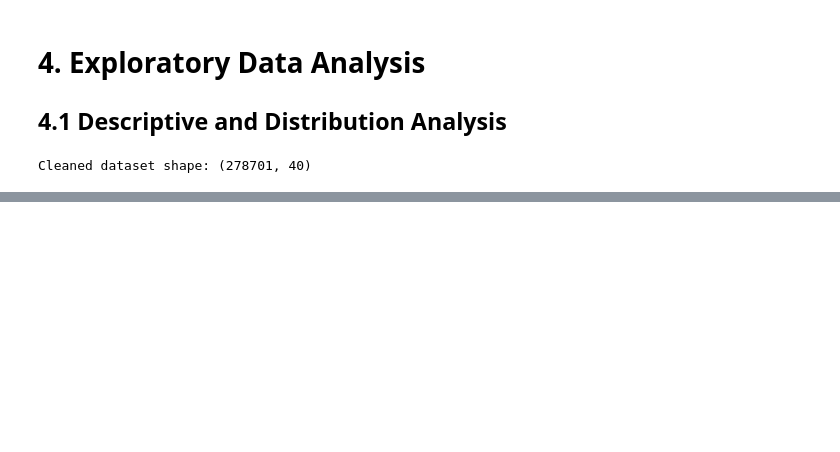
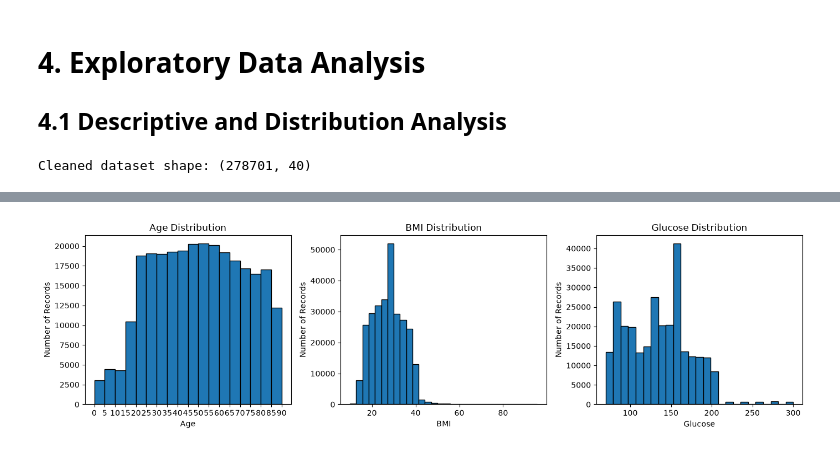
Before and after one commit to fatehbhular/Heart-Disease-Prediction-Model, a Jupyter notebook: notebooks/Task_4_1_Exploratory_Data_Analysis.ipynb, the cells around one changed output, grey strips where cells are left out. Saved outputs shown, nothing was run; the diff lists cells and outputs as text; code cells hidden in the pictures; blank space fills up the shorter version.

Commit message:
4.1  Descriptive and Distribution Analysis

```diff
--- a/notebooks/Task_4_1_Exploratory_Data_Analysis.ipynb
+++ b/notebooks/Task_4_1_Exploratory_Data_Analysis.ipynb
@@ -79,0 +68,40 @@ Name: heart_disease_target, dtype: float64
+# %%
+# Create clearer histograms for age, BMI and glucose
+fig, axes = plt.subplots(1, 3, figsize=(14, 4))
+
+# Plot age with wider 5-year bins
+age_bins = range(0, 95, 5)
+axes[0].hist(
+    df_clean["age"].dropna(),
+    bins=age_bins,
+    edgecolor="black"
+)
+axes[0].set_xlabel("Age")
+axes[0].set_ylabel("Number of Records")
+axes[0].set_title("Age Distribution")
+axes[0].set_xticks(age_bins)
+
+# Plot BMI
+axes[1].hist(
+    df_clean["bmi"].dropna(),
+    bins=30,
+    edgecolor="black"
+)
+axes[1].set_xlabel("BMI")
+axes[1].set_ylabel("Number of Records")
+axes[1].set_title("BMI Distribution")
+
+# Plot glucose
+axes[2].hist(
+    df_clean["glucose"].dropna(),
+    bins=25,
+    edgecolor="black"
+)
+axes[2].set_xlabel("Glucose")
+axes[2].set_ylabel("Number of Records")
+axes[2].set_title("Glucose Distribution")
+
+plt.tight_layout()
+plt.show()
+# %% [output]
+[figure, added]
```
Also changed, not shown: parts of 10 cells of this notebook.
